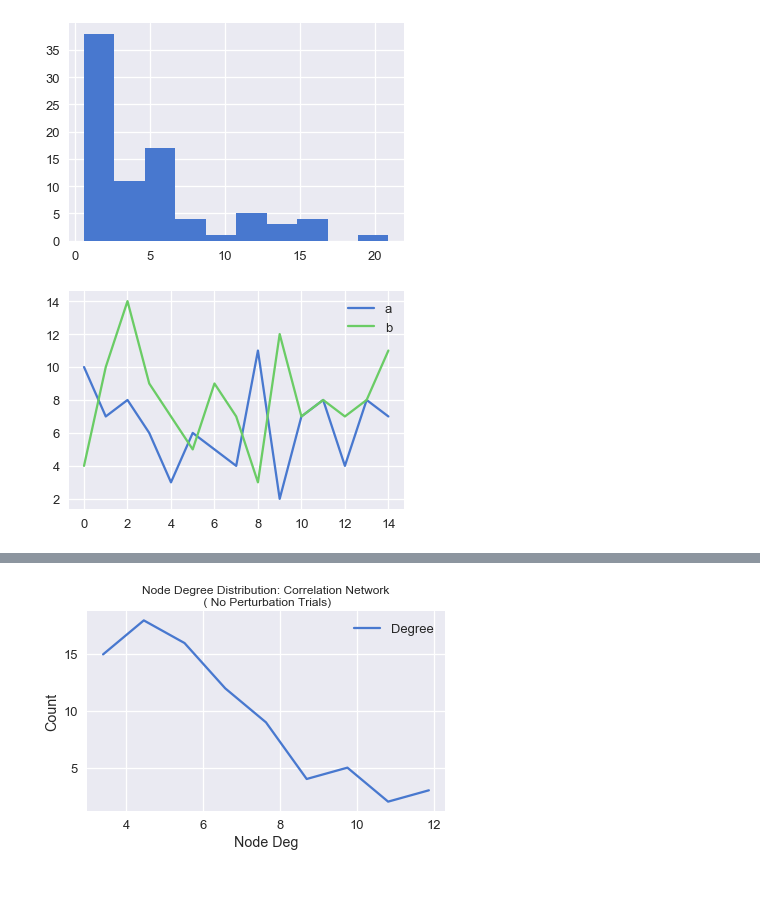
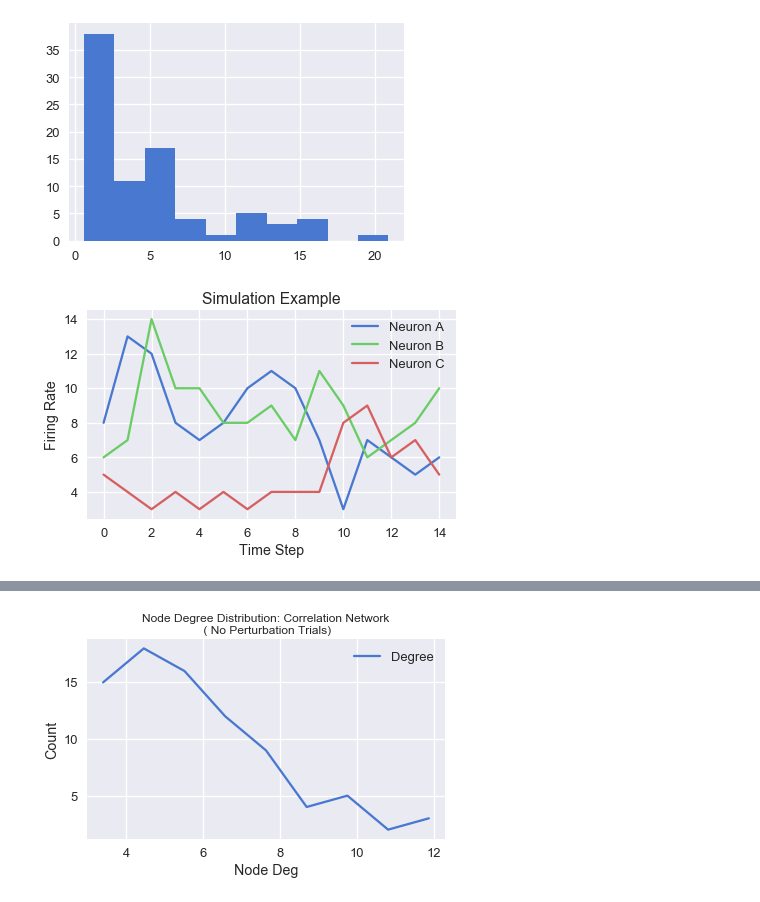
Before and after one commit to jlindsey15/224WProject, a Jupyter notebook: figure-simulation.ipynb, the cells around one changed output, grey strips where cells are left out. Saved outputs shown, nothing was run; the diff lists cells and outputs as text; code cells hidden in the pictures.

```diff
--- a/figure-simulation.ipynb
+++ b/figure-simulation.ipynb
@@ -159,13 +163,19 @@ def simulation_ab(N, T, W, pa, pb, q):
     return train_rates
 # %%
 train_rates.shape
-
-plt.plot(train_rates[0, :, 0], label='a')
-plt.plot(train_rates[0, :, 1], label='b')
+f = plt.figure()
+plt.plot(train_rates[0, :, 0], label='Neuron A')
+plt.plot(train_rates[0, :, 1], label='Neuron B')
+plt.plot(train_rates[0, :, 2], label='Neuron C')
+plt.ylabel('Firing Rate')
+plt.xlabel('Time Step')
+plt.title('Simulation Example')
 plt.legend()
+plt.tight_layout()
+f.savefig('simulation-figures/example-2.png')
 plt.show()
 # %% [output]
-[figure, old version]
+[figure, new version]
 # %%
 # N = 100
 T = 15
```
Also changed, not shown: parts of 7 cells of this notebook, 33 other files.
